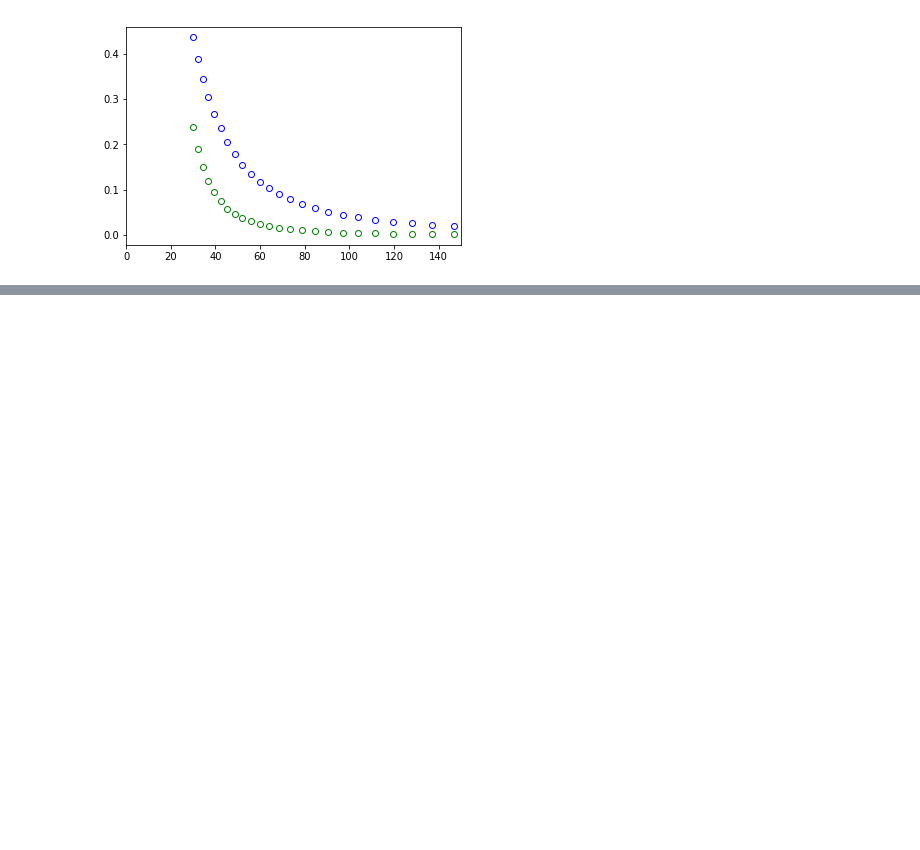
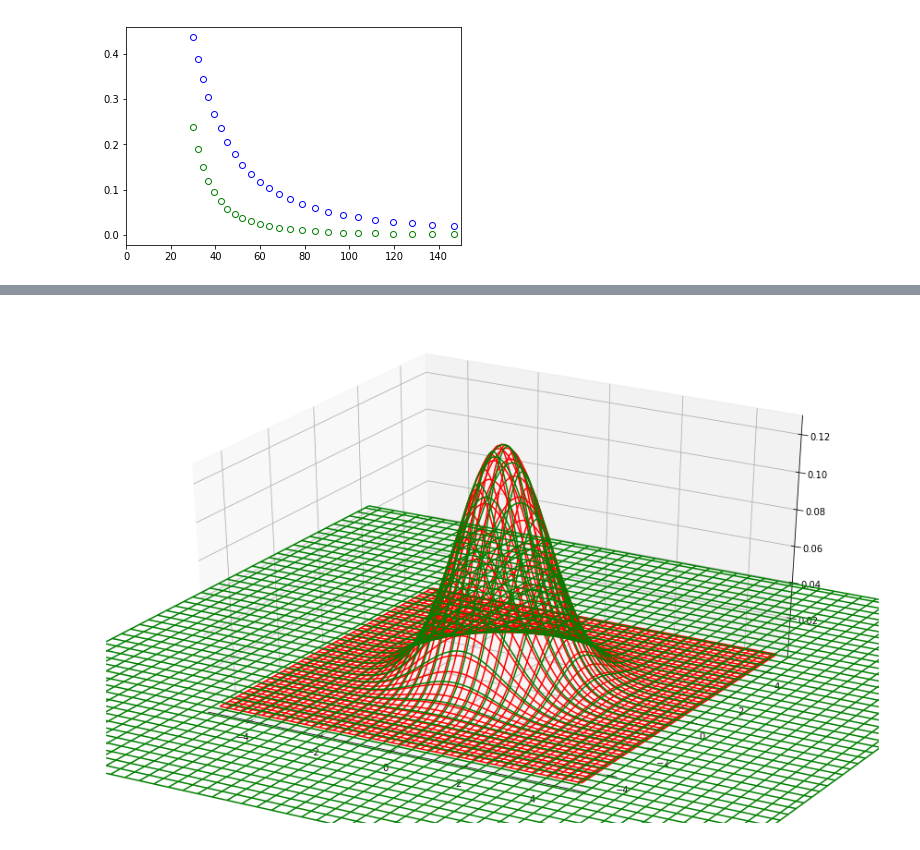
Before and after one commit to MSenani/X-Ray-Image-Reconstruction, a Jupyter notebook: Sphere_Reconstruction.ipynb, the cells around one changed output, grey strips where cells are left out. Cells and saved outputs as stored; diff of their text form; code cells hidden in the pictures; blank space fills up the shorter version.

```diff
--- a/Sphere_Reconstruction.ipynb
+++ b/Sphere_Reconstruction.ipynb
@@ -535,0 +547,57 @@ plt.show()
+# %%
+import matplotlib.pyplot as plt
+from mpl_toolkits.mplot3d import Axes3D
+from scipy import signal
+
+xmin, xmax, n_xsamples = [-5,5,100]
+ymin, ymax, n_ysamples = [-5,5,100]
+
+sigma1 = 1
+sigma2 = 1/2
+mu1 = 0
+mu2 = 0
+
+x = np.linspace(xmin,xmax,n_xsamples)
+y = np.linspace(ymin,ymax,n_ysamples)
+
+X,Y = np.meshgrid(x,y)
+
+Z_gauss_1 = np.zeros_like(X)
+Z_gauss_2 = np.zeros_like(X)
+for i,xval in enumerate(x):
+    for j,yval in enumerate(y):
+        Z_gauss_1[i,j] = gaussian(xval,mu1,sigma1) * gaussian(yval,mu1,sigma1)
+        Z_gauss_2[i,j] = gaussian(xval,mu2,sigma2) * gaussian(yval,mu2,sigma2)
+
+fig = plt.figure(figsize = (15,10))
+ax = fig.add_subplot(111, projection = '3d')
+
+# ax.plot_surface(X, Y, Z_gauss_1, label = 'Gaussian 1')
+# ax.plot_surface(X, Y, Z_gauss_2, label = 'Gaussian 2')
+
+# mode = full
+conv_gauss = signal.convolve2d(Z_gauss_1, Z_gauss_2, mode = 'full')
+conv_gauss /= np.sqrt(sum(sum(conv_gauss))) # normalize the distribution
+x_conv = np.linspace(xmin*2, xmax*2, n_xsamples*2 - 1)
+y_conv = np.linspace(ymin*2, ymax*2, n_ysamples*2 - 1)
+X_conv,Y_conv = np.meshgrid(x_conv,y_conv)
+ax.plot_wireframe(X_conv, Y_conv, conv_gauss, color = 'g', label = 'Convolution: full')
+
+# mode = same
+conv_gauss = signal.convolve2d(Z_gauss_1, Z_gauss_2, mode = 'same')
+conv_gauss /= np.sqrt(sum(sum(conv_gauss))) # normalize the distribution
+# ax.plot_wireframe(X, Y, conv_gauss, color = 'k', label = 'Convolution: same')
+
+
+
+conv_prediction = np.zeros_like(X)
+for i,xval in enumerate(x):
+    for j,yval in enumerate(y):
+        conv_prediction[i,j] = (1/(2*np.pi*(sigma1**2 + sigma2**2))) * np.exp( -(xval**2 + yval**2)/(2*(sigma1**2 + sigma2**2)) )
+ax.plot_wireframe(X,Y,conv_prediction, color = 'r', label = 'Prediction')
+
+plt.xlim([xmin,xmax])
+plt.ylim([ymin,ymax])
+plt.show()
+# %% [output]
+[figure, added]
```
Also changed, not shown: parts of 7 cells of this notebook.
